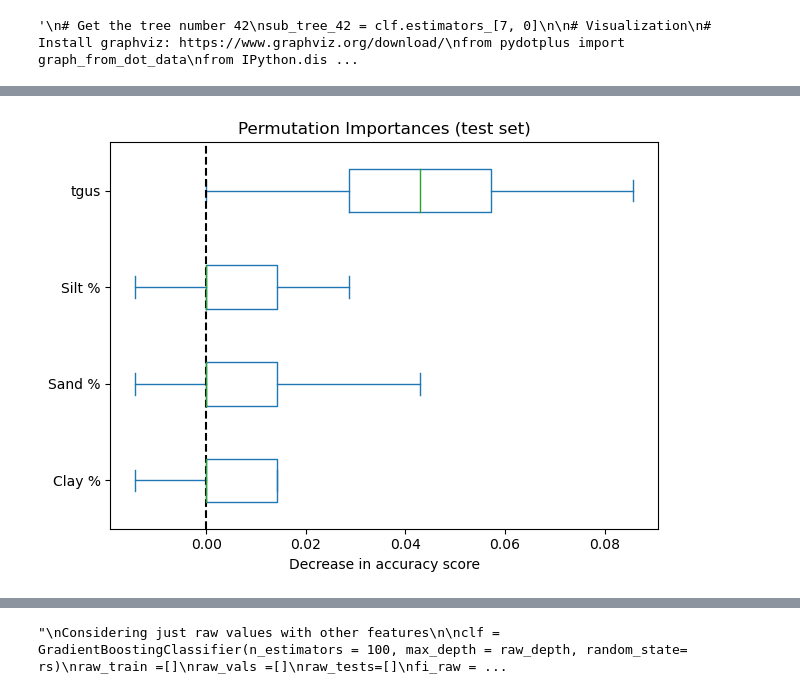
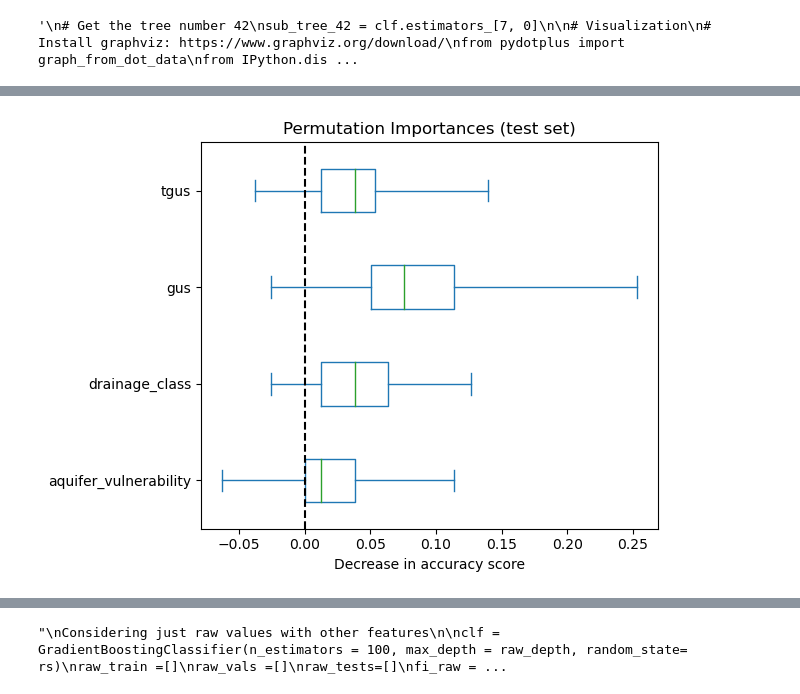
Before and after one commit to izguenther6/orie4741-final, a Jupyter notebook: scripts/trees.ipynb, the cells around one changed output, grey strips where cells are left out. Cells and saved outputs as stored; diff of their text form; code cells hidden in the pictures.

```diff
--- a/scripts/trees.ipynb
+++ b/scripts/trees.ipynb
@@ -21,16 +21,16 @@ Import data from data_organization.ipynb and set random seed
 
 '''
 
-df_a = pd.read_csv('../data/df_all.csv').drop(['Unnamed: 0', 'offset'], axis = 1)
-df_b = pd.read_csv('../data/df_gus.csv').drop(['Unnamed: 0', 'offset'], axis = 1)
-df_c = pd.read_csv('../data/df_tgus.csv').drop(['Unnamed: 0', 'offset'], axis = 1)
-df_d = pd.read_csv('../data/df_us.csv').drop(['Unnamed: 0', 'offset'], axis = 1)
+df_a = pd.read_csv('../data/df_a.csv').drop(['Unnamed: 0', 'offset'], axis = 1)
+df_b = pd.read_csv('../data/df_b.csv').drop(['Unnamed: 0', 'offset'], axis = 1)
+df_c = pd.read_csv('../data/df_c.csv').drop(['Unnamed: 0', 'offset'], axis = 1)
+df_d = pd.read_csv('../data/df_d.csv').drop(['Unnamed: 0', 'offset'], axis = 1)
 #df_raw = pd.read_csv('../data/df_raw.csv').drop(['Unnamed: 0', 'offset'], axis = 1)
 
-a_name = 'Add Sand, Silt, Clay'
-b_name = 'Add Sand, Silt'
-c_name = 'Add Sand'
-d_name = 'US'
+a_name = 'All'
+b_name = 'GUS Focus'
+c_name = 'TGUS Alone'
+d_name = 'GUS Alone'
 np.random.seed(8)
 # %% [markdown]
 ## **bagging**
@@ -107,7 +107,7 @@ b_depth = clf_deps[1]
 c_depth = clf_deps[2]
 #raw_depth = 8
 d_depth = clf_deps[3]
-rs = 8
+rs = 11
 #clf = GradientBoostingClassifier(n_estimators = 100, max_depth = 3)
 
 # final df for display
@@ -162,16 +162,20 @@ clf = GradientBoostingClassifier(n_estimators = 100, max_depth = a_depth, random
 a_train =[]
 a_vals =[]
 a_tests=[]
-i = 50
+j = 50
 fi_a = np.zeros((len(df_a.columns) - 1))
+a_pi = pd.DataFrame(index = range(j * 10),columns=df_a.iloc[:,:df_a.shape[1] - 1].columns)
 a_tfpn_avg = pd.DataFrame(data = np.zeros((1,4)),columns = ['true positive', 'true negative', 'false positive', 'false negative'])
-for i in range(i):
-    model, train_acc, val_acc, test_acc, tfpn, a_pi = f.kfold_crossval(df_a, clf, 'bagging')
+for i in range(j):
+    model, train_acc, val_acc, test_acc, tfpn, pi = f.kfold_crossval(df_a, clf, 'bagging')
     a_train = np.append(train_acc, a_train)
     a_vals = np.append(val_acc, a_vals)
     a_tests = np.append(test_acc, a_tests)
     fi_a += model.feature_importances_
     a_tfpn_avg += tfpn
+
+    for col in a_pi.columns:
+       a_pi.loc[i*10:(i*10)+9, col] = np.array(pi[col])
 
     # keep best model
     if test_acc >= np.max(a_tests):
@@ -217,9 +218,10 @@ Index(['tgus', 'Sand %', 'Silt %', 'Clay %', 'detected'], dtype='object')
 # %%
+a_pi = a_pi.astype(float)
 ax = a_pi.plot.box(vert=False, whis=10)
 ax.set_title("Permutation Importances (test set)")
 ax.axvline(x=0, color="k", linestyle="--")
 ax.set_xlabel("Decrease in accuracy score")
 ax.figure.tight_layout()
 # %% [output]
-[figure, old version]
+[figure, new version]
 # %%
```
Also changed, not shown: parts of 16 cells of this notebook, 6 other files.
